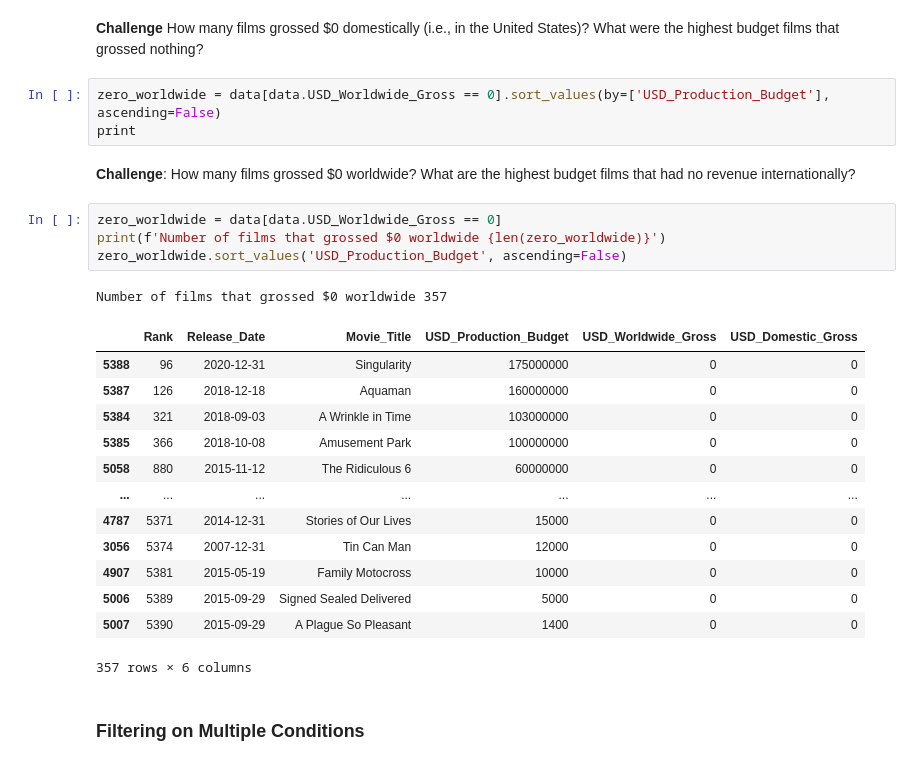
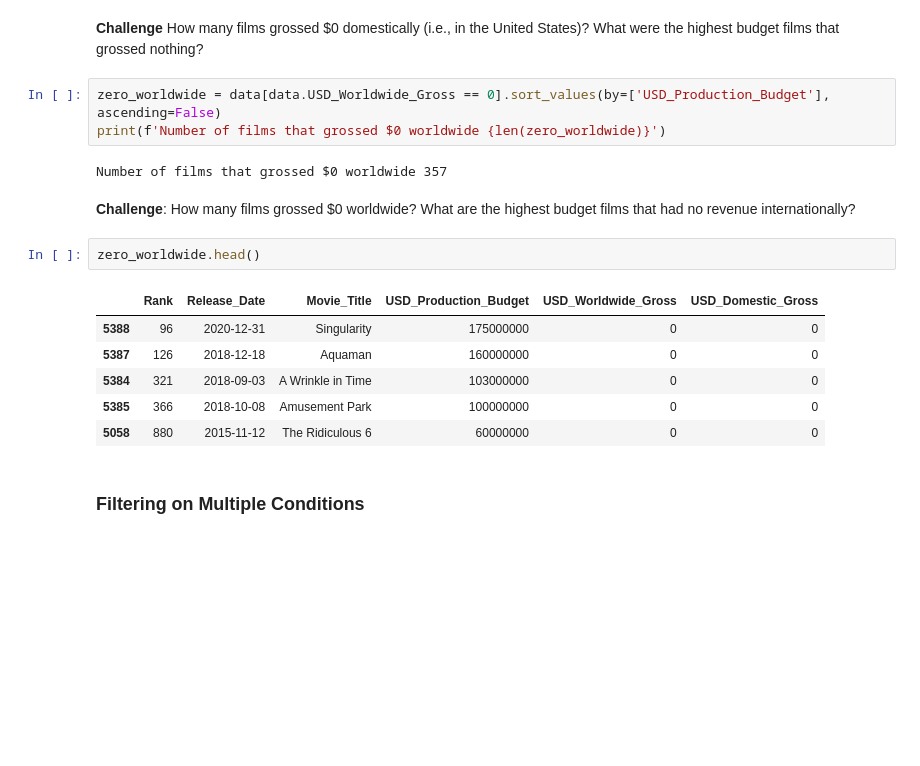
Before and after one commit to myDelevop/band-name-generator, a Jupyter notebook: udemy/day_78/Seaborn_and_Linear_Regression_(start).ipynb, the cells around one changed output. Saved outputs shown, nothing was run; the diff lists cells and outputs as text; blank space fills up the shorter version.

Commit message:
Investigating the Zero Revenue Films

```diff
--- a/udemy/day_78/Seaborn_and_Linear_Regression_(start).ipynb
+++ b/udemy/day_78/Seaborn_and_Linear_Regression_(start).ipynb
@@ -190,28 +190,20 @@ Ce lo aspettavamo
 **Challenge** How many films grossed $0 domestically (i.e., in the United States)? What were the highest budget films that grossed nothing?
 # %%
 zero_worldwide = data[data.USD_Worldwide_Gross == 0].sort_values(by=['USD_Production_Budget'], ascending=False)
-print
+print(f'Number of films that grossed $0 worldwide {len(zero_worldwide)}')
+# %% [output]
+Number of films that grossed $0 worldwide 357
 # %% [markdown]
 **Challenge**: How many films grossed $0 worldwide? What are the highest budget films that had no revenue internationally?
-# %%
-zero_worldwide = data[data.USD_Worldwide_Gross == 0]
-print(f'Number of films that grossed $0 worldwide {len(zero_worldwide)}')
-zero_worldwide.sort_values('USD_Production_Budget', ascending=False)
-# %% [output]
-Number of films that grossed $0 worldwide 357
-|  | Rank | Release_Date | Movie_Title | USD_Production_Budget | USD_Worldwide_Gross | USD_Domestic_Gross |
-| 5388 | 96 | 2020-12-31 | Singularity | 175000000 | 0 | 0 |
-| 5387 | 126 | 2018-12-18 | Aquaman | 160000000 | 0 | 0 |
-| 5384 | 321 | 2018-09-03 | A Wrinkle in Time | 103000000 | 0 | 0 |
-| 5385 | 366 | 2018-10-08 | Amusement Park | 100000000 | 0 | 0 |
-| 5058 | 880 | 2015-11-12 | The Ridiculous 6 | 60000000 | 0 | 0 |
-| ... | ... | ... | ... | ... | ... | ... |
-| 4787 | 5371 | 2014-12-31 | Stories of Our Lives | 15000 | 0 | 0 |
-| 3056 | 5374 | 2007-12-31 | Tin Can Man | 12000 | 0 | 0 |
-| 4907 | 5381 | 2015-05-19 | Family Motocross | 10000 | 0 | 0 |
-| 5006 | 5389 | 2015-09-29 | Signed Sealed Delivered | 5000 | 0 | 0 |
-| 5007 | 5390 | 2015-09-29 | A Plague So Pleasant | 1400 | 0 | 0 |
-357 rows × 6 columns
+# %%
+zero_worldwide.head()
+# %% [output]
+|  | Rank | Release_Date | Movie_Title | USD_Production_Budget | USD_Worldwide_Gross | USD_Domestic_Gross |
+| 5388 | 96 | 2020-12-31 | Singularity | 175000000 | 0 | 0 |
+| 5387 | 126 | 2018-12-18 | Aquaman | 160000000 | 0 | 0 |
+| 5384 | 321 | 2018-09-03 | A Wrinkle in Time | 103000000 | 0 | 0 |
+| 5385 | 366 | 2018-10-08 | Amusement Park | 100000000 | 0 | 0 |
+| 5058 | 880 | 2015-11-12 | The Ridiculous 6 | 60000000 | 0 | 0 |
 # %% [markdown]
 ### Filtering on Multiple Conditions
 # %% [markdown]
```
Also changed, not shown: parts of 4 cells of this notebook.
